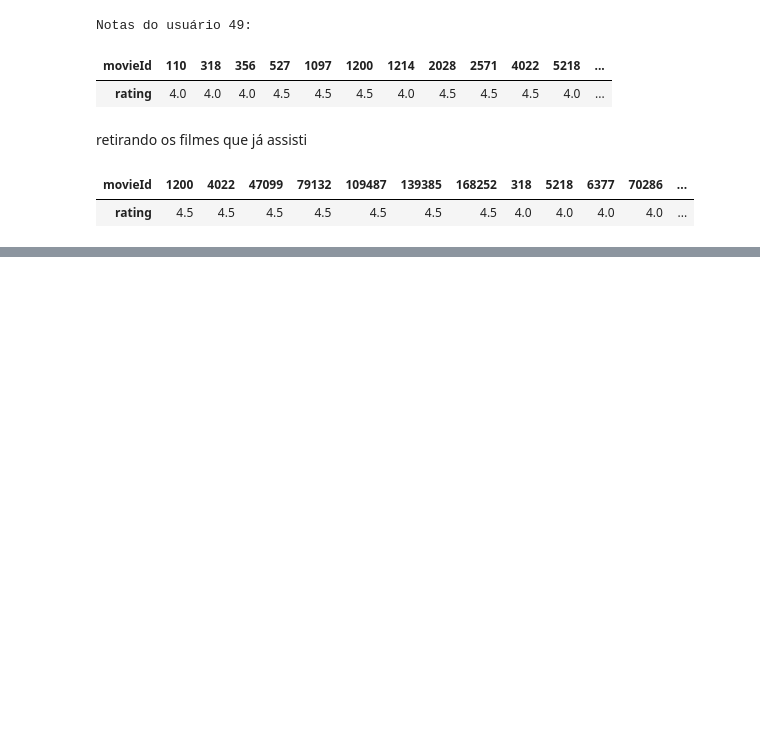
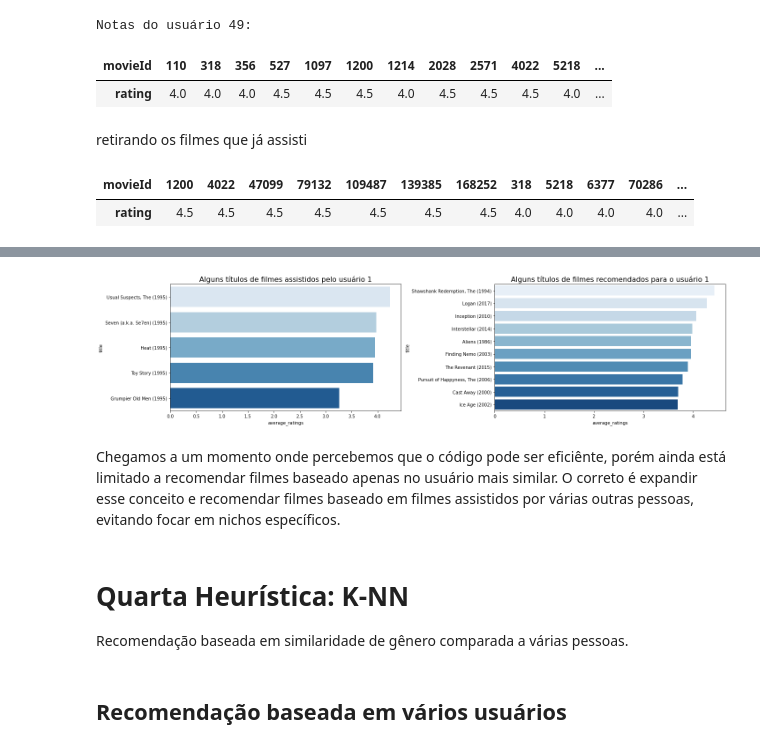
Before and after one commit to victor-hro/movie-recommender, a Jupyter notebook: heurísticas_e_KNN.ipynb, the cells around one changed output, grey strips where cells are left out. Cells and saved outputs as stored; diff of their text form; code cells hidden in the pictures; blank space fills up the shorter version.

```diff
--- a/heurísticas_e_KNN.ipynb
+++ b/heurísticas_e_KNN.ipynb
@@ -472,0 +552,33 @@ user_most_similar_ratings.T
+# %%
+plt.figure(figsize=(20,5))
+
+plt.subplot(1,2,1)
+plt.title('Alguns títulos de filmes assistidos pelo usuário 1', size=16)
+sns.barplot(
+    data=watched_movies_user_1,
+    y ='title',
+    x = 'average_ratings',
+    palette='Blues',
+    order = watched_movies_user_1.sort_values('average_ratings', ascending=False).title.values
+)
+
+plt.subplot(1,2,2)
+plt.title('Alguns títulos de filmes recomendados para o usuário 1', size=16)
+sns.barplot(
+    data=recommendations_to_user_1,
+    y ='title',
+    x = 'average_ratings',
+    palette='Blues',
+    order = recommendations_to_user_1.sort_values('average_ratings', ascending=False).title.values
+)
+plt.tight_layout()
+# %% [output]
+[figure, added]
+# %% [markdown]
+Chegamos a um momento onde percebemos que o código pode ser eficiênte, porém ainda está limitado a recomendar filmes baseado apenas no usuário mais similar. O correto é expandir esse conceito e recomendar filmes baseado em filmes assistidos por várias outras pessoas, evitando focar em nichos específicos.
+# %% [markdown]
+# Quarta Heurística: K-NN
+
+Recomendação baseada em similaridade de gênero comparada a várias pessoas.
+# %% [markdown]
+## Recomendação baseada em vários usuários
```
Also changed, not shown: parts of 14 cells of this notebook.
